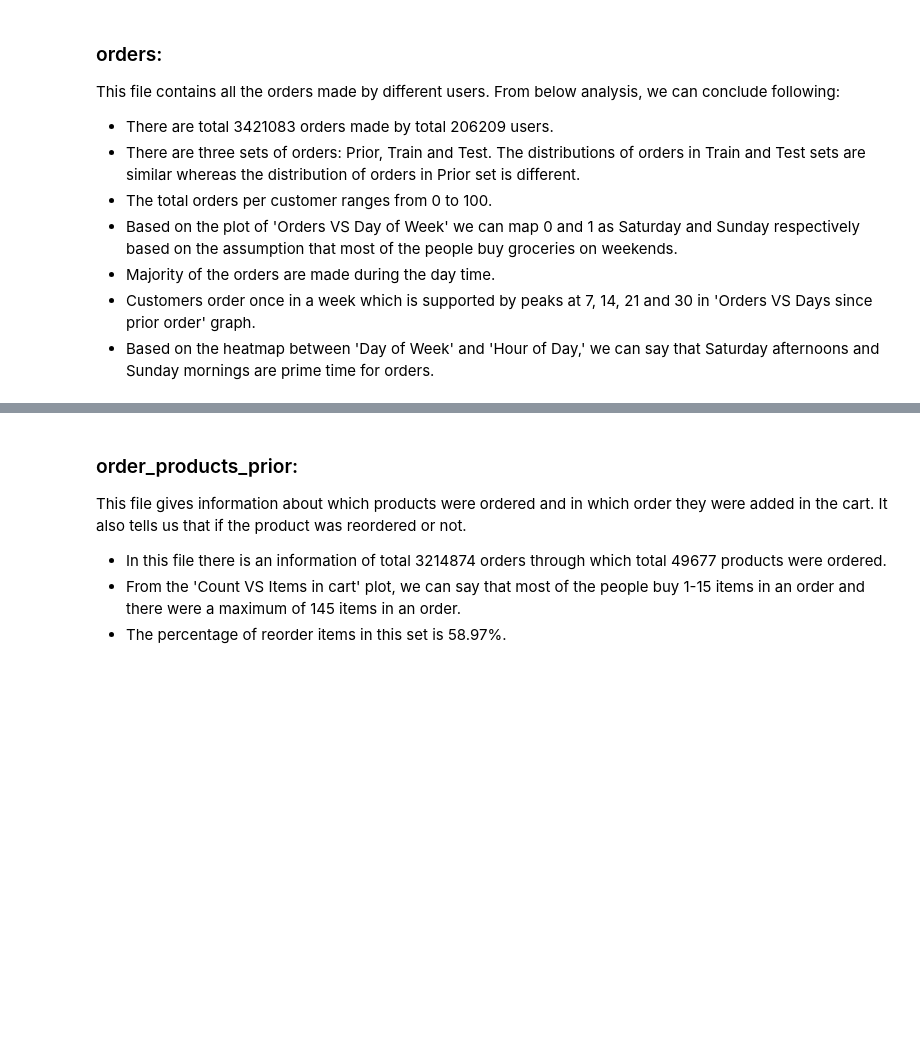
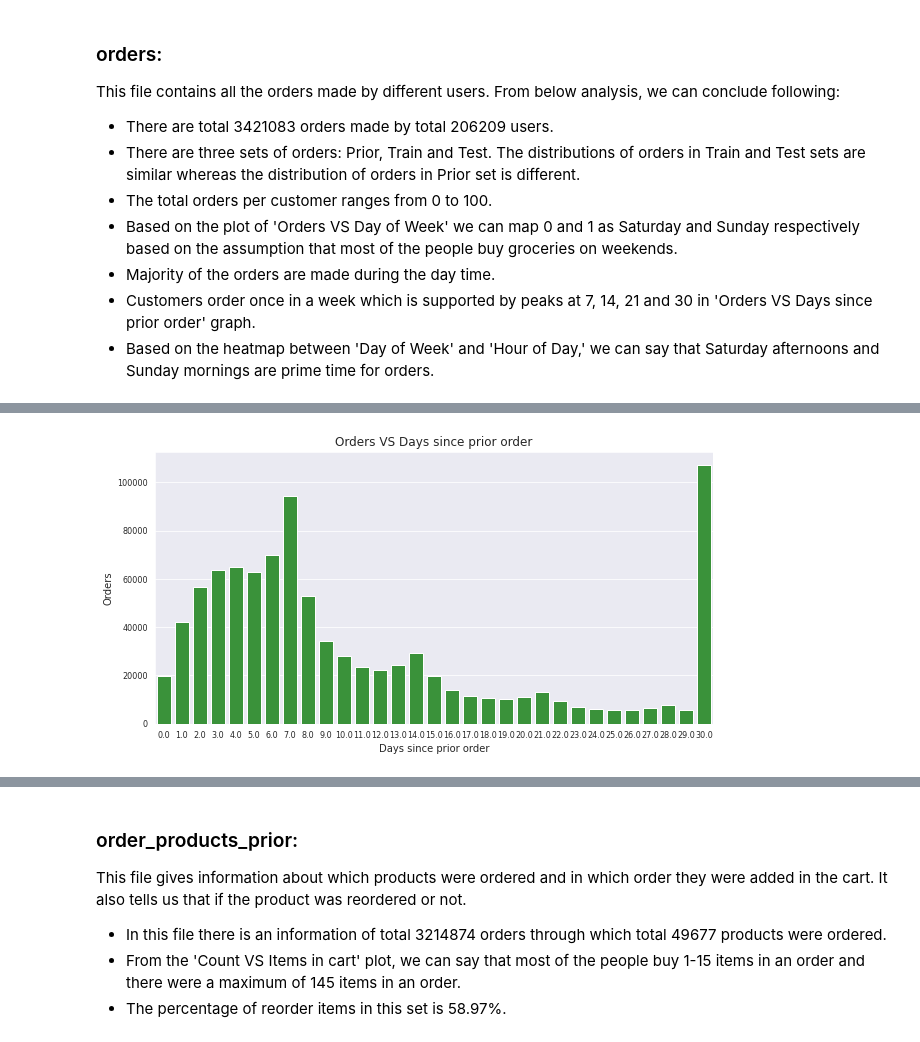
Before and after one commit to kt-chan/dbt-airflow-docker, a Jupyter notebook: jupyter/01-Data Description and Analysis.ipynb, the cells around one changed output, grey strips where cells are left out. Saved outputs shown, nothing was run; the diff lists cells and outputs as text; code cells hidden in the pictures; blank space fills up the shorter version.

```diff
--- a/jupyter/01-Data Description and Analysis.ipynb
+++ b/jupyter/01-Data Description and Analysis.ipynb
@@ -184,12 +300,14 @@ plt.show()
 # %%
 fig, ax = plt.subplots(figsize = (10,5))
-ax = sns.countplot(orders.days_since_prior_order, color = color[2])
+ax = sns.countplot(x=orders.days_since_prior_order, color = color[2])
 ax.set_xlabel('Days since prior order', size = 10)
 ax.set_ylabel('Orders', size = 10)
 ax.tick_params(axis = 'both', labelsize = 8)
 ax.set_title('Orders VS Days since prior order')
 fig.savefig('./plot/Orders VS Days since prior order.png')
 plt.show()
+# %% [output]
+[figure, added]
 # %%
 temp_df = orders.groupby(["order_dow", "order_hour_of_day"])["order_number"].aggregate("count").reset_index()
 temp_df = temp_df.pivot('order_dow', 'order_hour_of_day', 'order_number')
```
Also changed, not shown: parts of 54 cells of this notebook, 13 other files.
